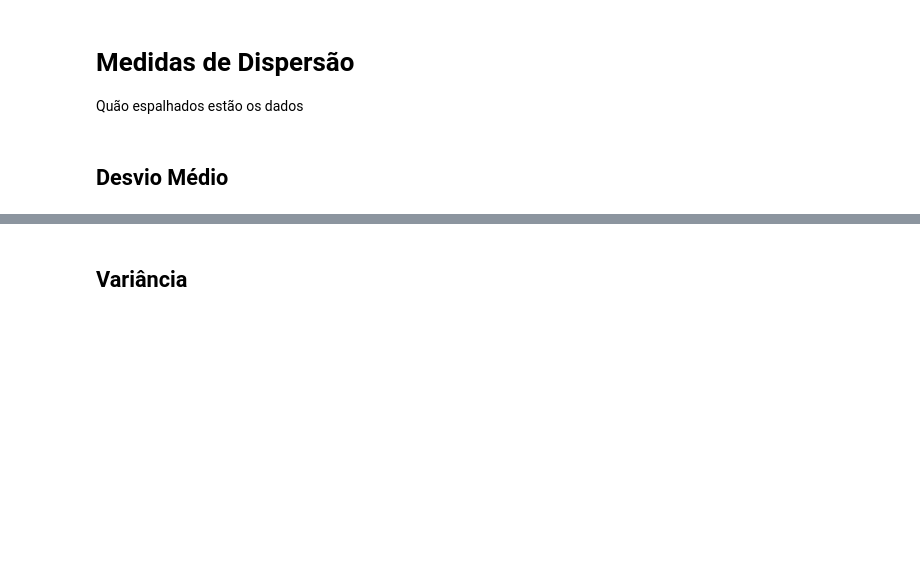
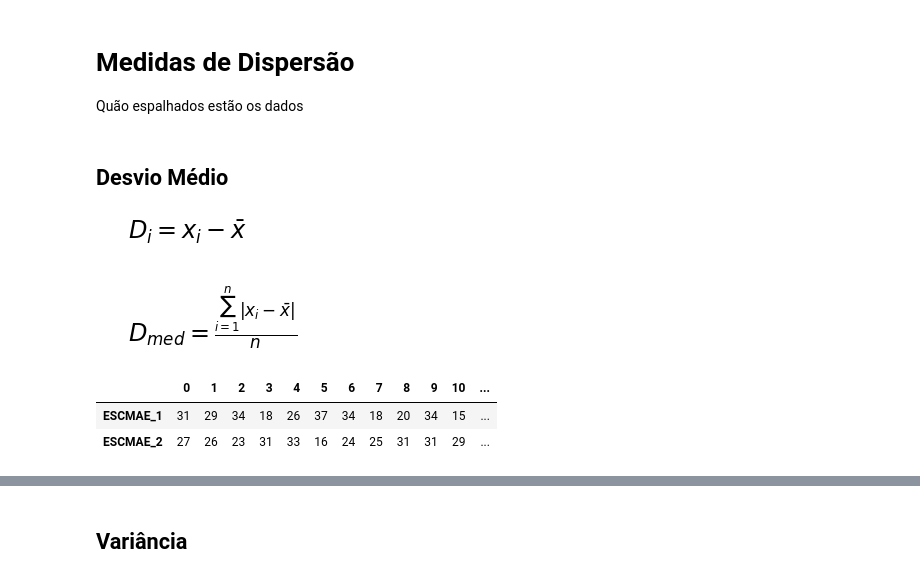
Before and after one commit to fesousa/analise-exploratoria-health-datascience, a Jupyter notebook: analise_explotatoria.ipynb, the cells around one changed output, grey strips where cells are left out. Cells and saved outputs as stored; diff of their text form; code cells hidden in the pictures; blank space fills up the shorter version.

```diff
--- a/analise_explotatoria.ipynb
+++ b/analise_explotatoria.ipynb
@@ -1345,4 +1405,25 @@ anomalia[['PESO','IDADEMAE','QTDFILVIVO','QTDFILMORT','APGAR1','APGAR5']].quanti
 Quão espalhados estão os dados
 # %% [markdown]
 ## Desvio Médio
+# %%
+#@title Desvio Médio - Equação
+
+plt.axes((0, 0, 0.1, 0.01), facecolor='w')
+plt.box(False)
+plt.xticks([])
+plt.yticks([])
+plt.title(r'$D_i= x_i - \bar x$' + "\n\n"
+    r'$D_{med} = \frac{\sum_{i=1}^n |x_i - \bar x|}{n}$',
+          fontdict={'fontsize':24, 'horizontalalignment':'left'})
+plt.show()
+# %% [output]
+[figure, added]
+# %%
+#@title Dados - Comparação das mães com pouca escolaridade cujo local de nascimento do filho foi em outros locais
+
+df_locnasc[['ESCMAE_1','ESCMAE_2']].head(12).transpose()
+# %% [output]
+|  | 0 | 1 | 2 | 3 | 4 | 5 | 6 | 7 | 8 | 9 | 10 | ... |
+| ESCMAE_1 | 31 | 29 | 34 | 18 | 26 | 37 | 34 | 18 | 20 | 34 | 15 | ... |
+| ESCMAE_2 | 27 | 26 | 23 | 31 | 33 | 16 | 24 | 25 | 31 | 31 | 29 | ... |
 # %%
```
Also changed, not shown: parts of 38 cells of this notebook.
